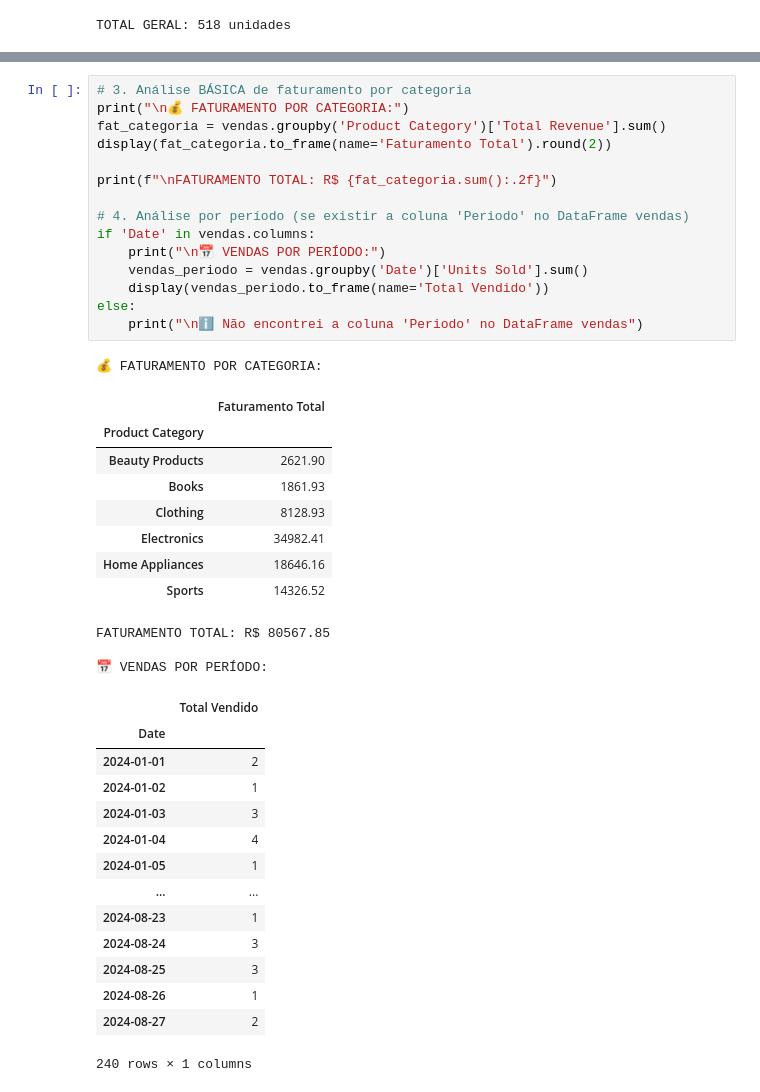
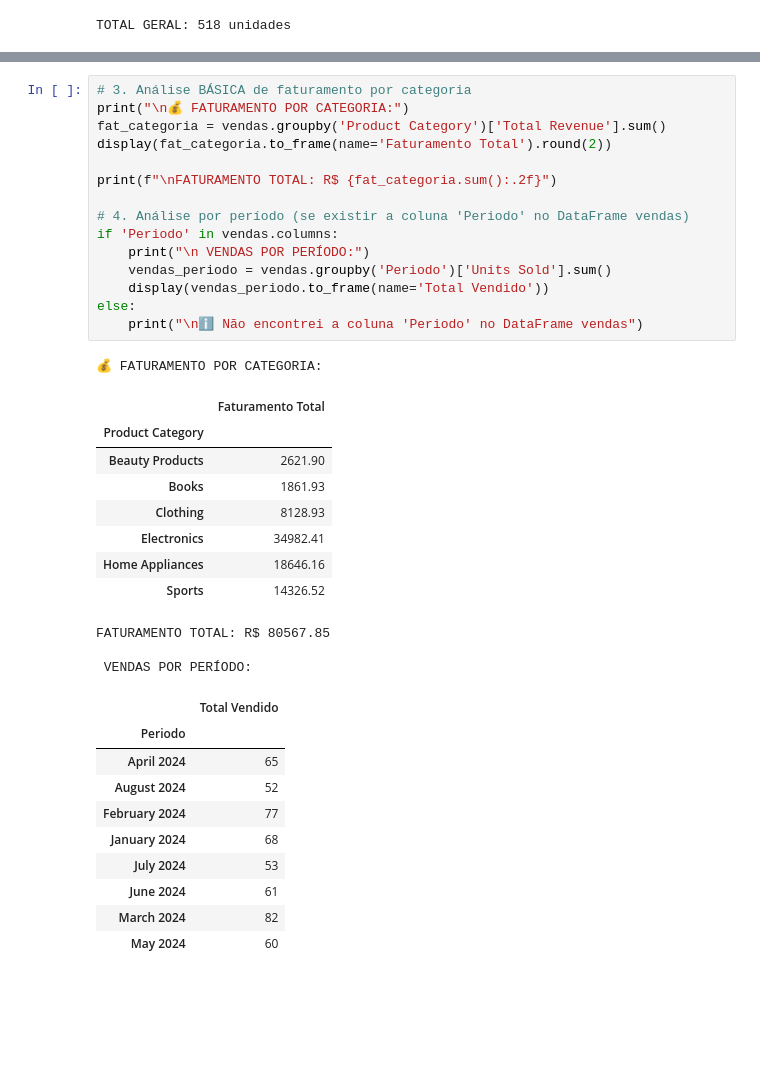
Before and after one commit to dunaoki/Analisando-em-python, a Jupyter notebook: analise.ipynb, the cells around one changed output, grey strips where cells are left out. Cells and saved outputs as stored; diff of their text form; blank space fills up the shorter version.

```diff
--- a/analise.ipynb
+++ b/analise.ipynb
@@ -191,42 +176,38 @@ display(vendas.head())
 # %%
 # 3. Análise BÁSICA de faturamento por categoria
 print("\n💰 FATURAMENTO POR CATEGORIA:")
 fat_categoria = vendas.groupby('Product Category')['Total Revenue'].sum()
 display(fat_categoria.to_frame(name='Faturamento Total').round(2))
 
 print(f"\nFATURAMENTO TOTAL: R$ {fat_categoria.sum():.2f}")
 
 # 4. Análise por período (se existir a coluna 'Periodo' no DataFrame vendas)
-if 'Date' in vendas.columns:
-    print("\n📅 VENDAS POR PERÍODO:")
-    vendas_periodo = vendas.groupby('Date')['Units Sold'].sum()
+if 'Periodo' in vendas.columns:
+    print("\n VENDAS POR PERÍODO:")
+    vendas_periodo = vendas.groupby('Periodo')['Units Sold'].sum()
     display(vendas_periodo.to_frame(name='Total Vendido'))
 else:
     print("\nℹ️ Não encontrei a coluna 'Periodo' no DataFrame vendas")
 # %% [output]
 💰 FATURAMENTO POR CATEGORIA:
 |  | Faturamento Total |
 | Product Category |  |
 | Beauty Products | 2621.90 |
 | Books | 1861.93 |
 | Clothing | 8128.93 |
 | Electronics | 34982.41 |
 | Home Appliances | 18646.16 |
 | Sports | 14326.52 |
 FATURAMENTO TOTAL: R$ 80567.85
 
-📅 VENDAS POR PERÍODO:
+ VENDAS POR PERÍODO:
 |  | Total Vendido |
-| Date |  |
-| 2024-01-01 | 2 |
-| 2024-01-02 | 1 |
-| 2024-01-03 | 3 |
-| 2024-01-04 | 4 |
-| 2024-01-05 | 1 |
-| ... | ... |
-| 2024-08-23 | 1 |
-| 2024-08-24 | 3 |
-| 2024-08-25 | 3 |
-| 2024-08-26 | 1 |
-| 2024-08-27 | 2 |
+| Periodo |  |
+| April 2024 | 65 |
+| August 2024 | 52 |
+| February 2024 | 77 |
+| January 2024 | 68 |
+| July 2024 | 53 |
+| June 2024 | 61 |
+| March 2024 | 82 |
+| May 2024 | 60 |
-240 rows × 1 columns
```
Also changed, not shown: parts of 3 cells of this notebook, 1 other file.
